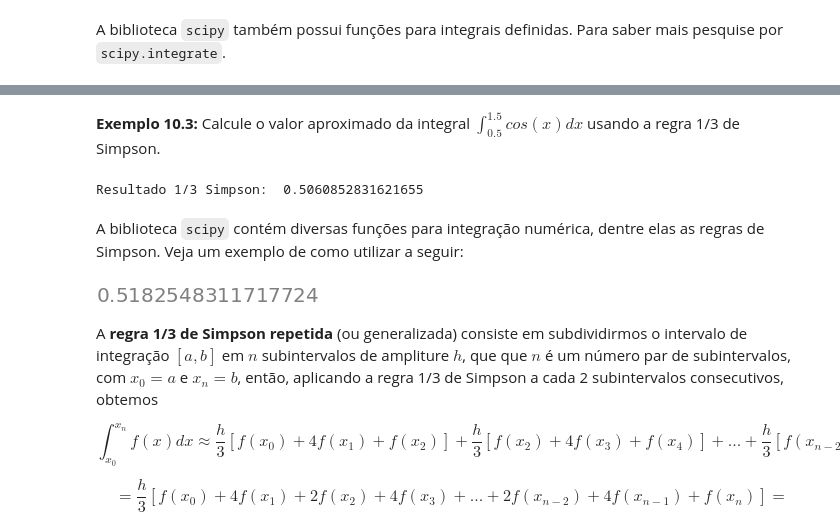
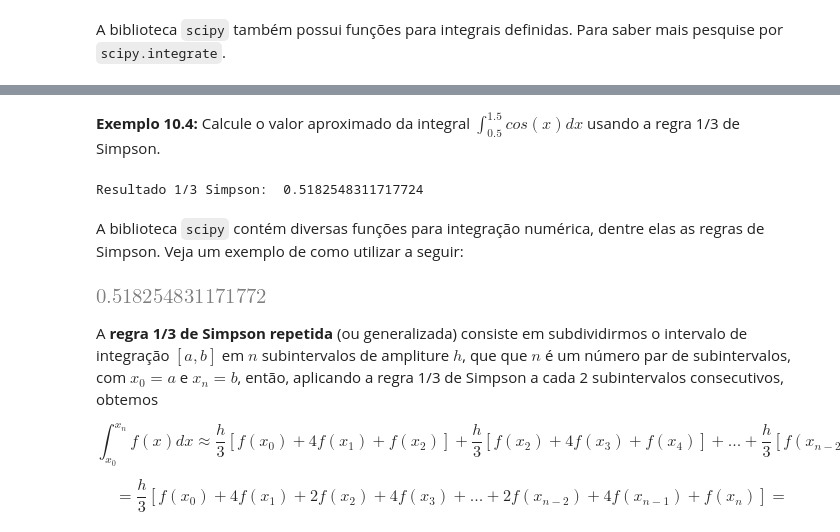
Before and after one commit to tiagoburiol/MatComp_I, a Jupyter notebook: 10_integracao_numerica_e_aplicacoes/10_integracao_numerica.ipynb, the cells around one changed output, grey strips where cells are left out. Saved outputs shown, nothing was run; the diff lists cells and outputs as text; code cells hidden in the pictures.

```diff
--- a/10_integracao_numerica_e_aplicacoes/10_integracao_numerica.ipynb
+++ b/10_integracao_numerica_e_aplicacoes/10_integracao_numerica.ipynb
@@ -223,28 +229,28 @@ Um **limitante superior** para o erro será dado por
 
 $$ |E_2| \leq \frac{h^5}{90} max.\{|f^{(4)}(x)|, x_0 \leq \xi \leq x_2 \}$$
 # %% [markdown]
-**Exemplo 10.3:** Calcule o valor aproximado da integral $\int_{0.5}^{1.5}cos(x)dx$ usando a regra 1/3 de Simpson.
+**Exemplo 10.4:** Calcule o valor aproximado da integral $\int_{0.5}^{1.5}cos(x)dx$ usando a regra 1/3 de Simpson.
 # %%
 x0 = 0.5; xn = 1.5
 n = 2
 h = (xn-x0)/n
 
 f = lambda x: np.cos(x)
-x = np.linspace(x0, xn, n+1)
-y = f(xi)
+xi = np.linspace(x0, xn, n+1)
+yi = f(xi)
 
 # Regra 1/3 de Simpson
-Is = (h/3)*(y[0] + 4*y[1] + y[2])
+Is = (h/3)*(yi[0] + 4*yi[1] + yi[2])
 print ("Resultado 1/3 Simpson: ", Is)
 # %% [output]
-Resultado 1/3 Simpson:  0.5060852831621655
+Resultado 1/3 Simpson:  0.5182548311717724
 # %% [markdown]
 A biblioteca `scipy` contém diversas funções para integração numérica, dentre elas as regras de Simpson. Veja um exemplo de como utilizar a seguir:
 # %%
 import scipy.integrate as integrate
-integrate.simps(f(x), x)
+integrate.simpson(yi, x=xi)
 # %% [output]
-[figure, old version]
+[figure, new version]
 # %% [markdown]
 A **regra 1/3 de Simpson repetida** (ou generalizada) consiste em subdividirmos o intervalo de integração $[a,b]$ em $n$ subintervalos de ampliture $h$, que que $n$ é um número par de subintervalos, com $x_0=a$ e $x_n=b$, então, aplicando a regra 1/3 de Simpson a cada 2 subintervalos consecutivos, obtemos
 
```
Also changed, not shown: parts of 20 cells of this notebook.
